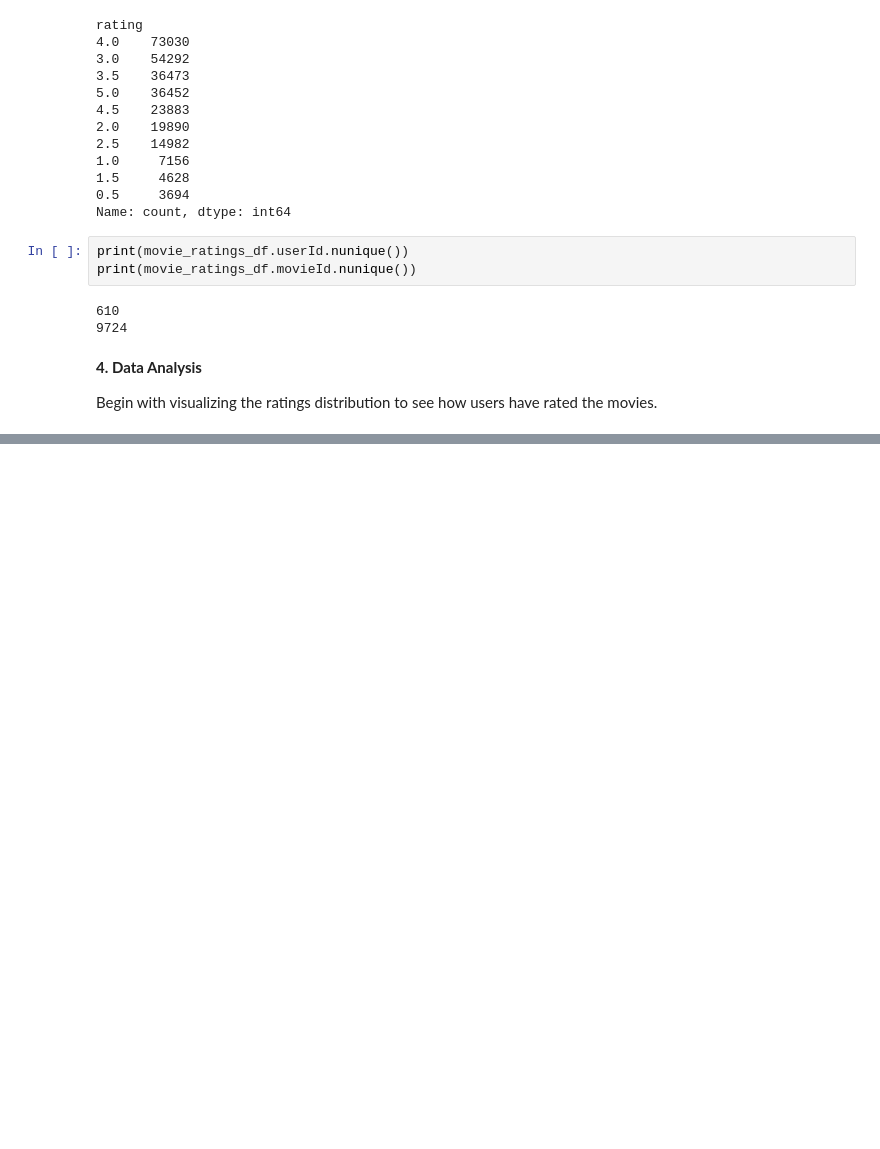
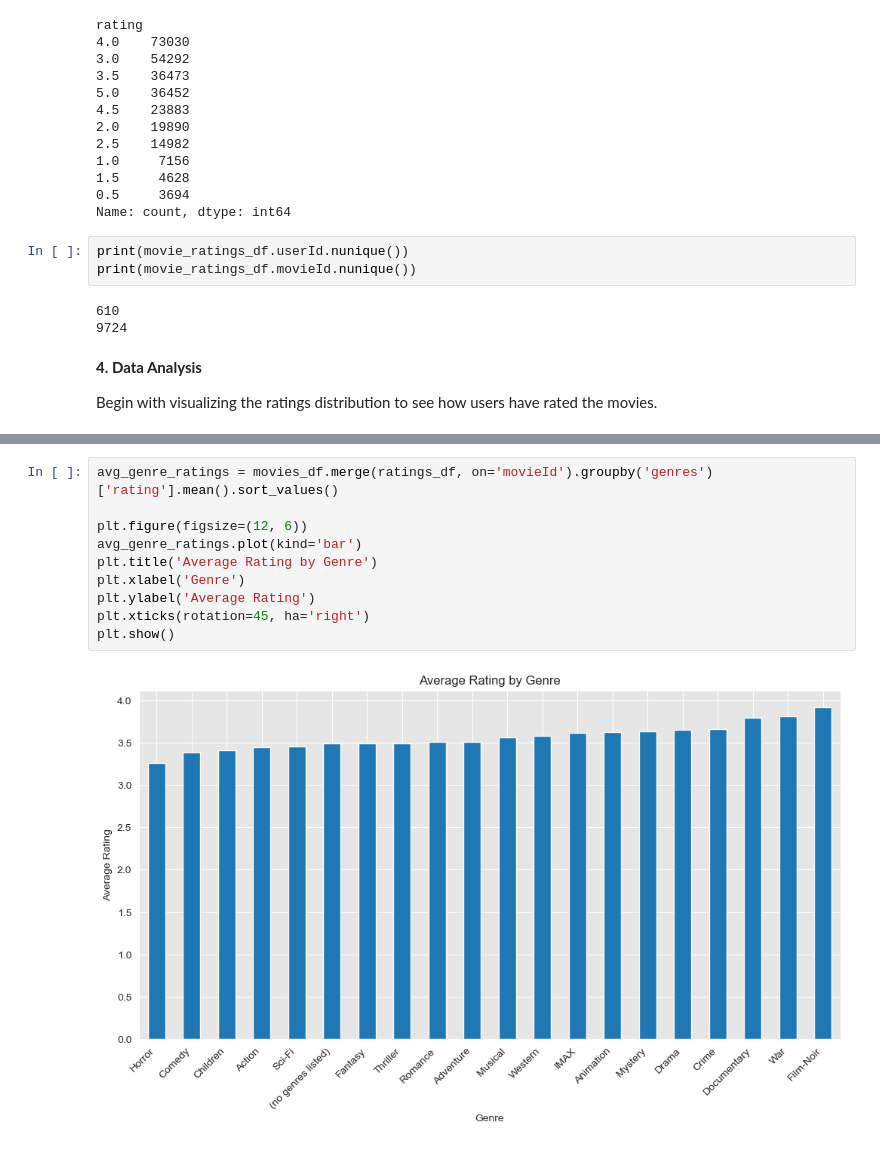
Before and after one commit to DavidGathimbaM/Movie_Recommendation_System, a Jupyter notebook: Index.ipynb, the cells around one changed output, grey strips where cells are left out. Cells and saved outputs as stored; diff of their text form; blank space fills up the shorter version.

```diff
--- a/Index.ipynb
+++ b/Index.ipynb
@@ -254,0 +257,12 @@ plt.show()
+# %%
+avg_genre_ratings = movies_df.merge(ratings_df, on='movieId').groupby('genres')['rating'].mean().sort_values()
+
+plt.figure(figsize=(12, 6))
+avg_genre_ratings.plot(kind='bar')
+plt.title('Average Rating by Genre')
+plt.xlabel('Genre')
+plt.ylabel('Average Rating')
+plt.xticks(rotation=45, ha='right')
+plt.show()
+# %% [output]
+[figure, added]
```
Also changed, not shown: parts of 6 cells of this notebook.
